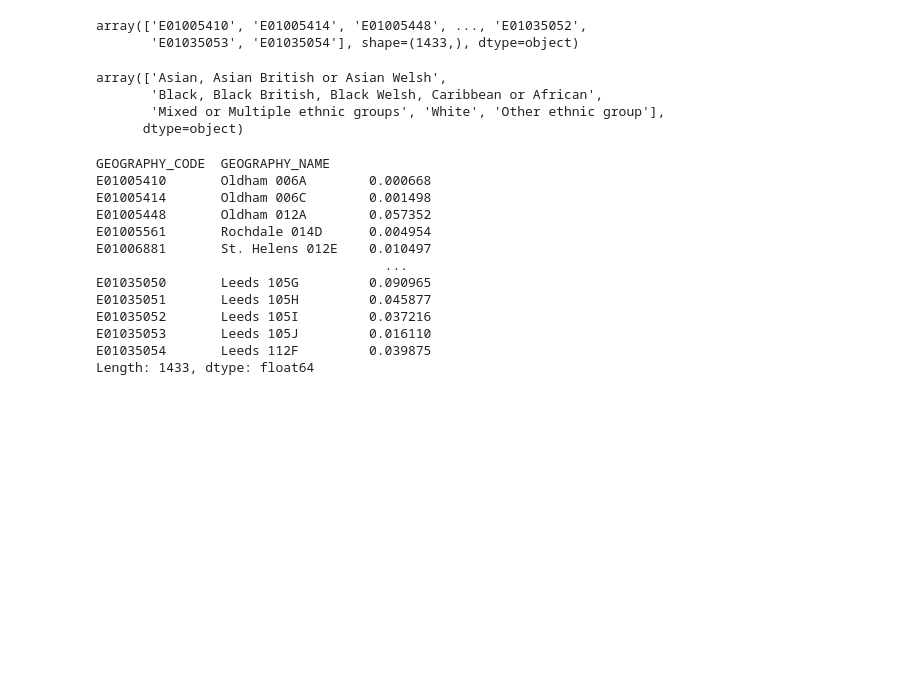
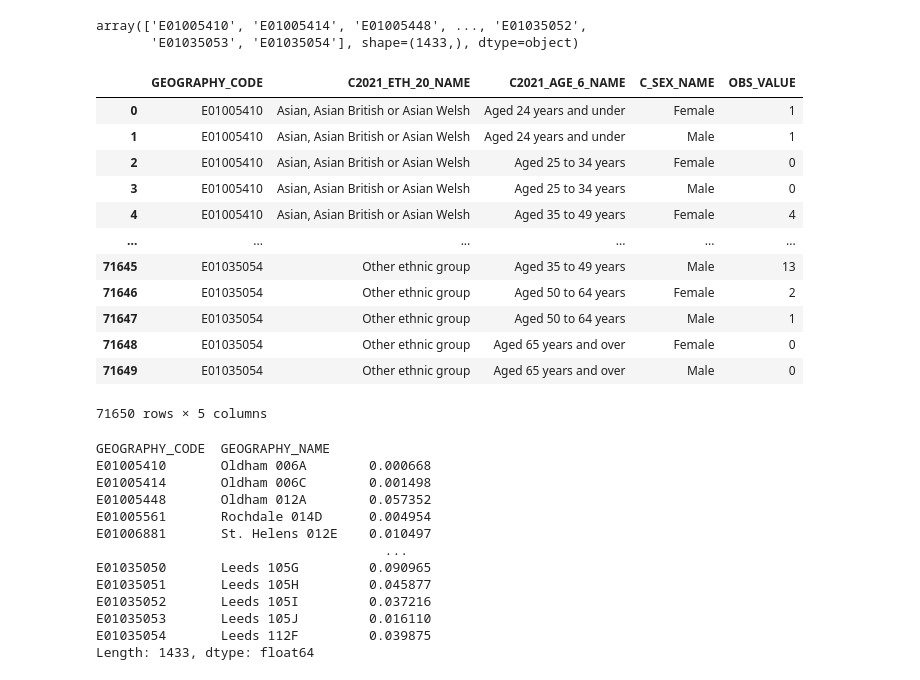
Before and after one commit to safer-streets/safer-streets-core, a Jupyter notebook: nomisweb.ipynb, the cells around one changed output. Saved outputs shown, nothing was run; the diff lists cells and outputs as text; code cells hidden in the pictures; blank space fills up the shorter version.

```diff
--- a/nomisweb.ipynb
+++ b/nomisweb.ipynb
@@ -111,19 +172,28 @@ all_geogs  # .TypeName.value_counts()
 # %%
 crime_data = extract_crime_data("./data/wy202204-202503.zip")
 # %%
-available_lsoas = (
-    Geographies(**fetch(f"dataset/{table_name}/geography/2092957703TYPE151.def.sdmx.json")).to_dataframe().NomisCode
-)
+available_lsoas = FieldMetadata(
+    **fetch(f"dataset/{table_name}/geography/2092957703TYPE151.def.sdmx.json")
+).to_dataframe()["GeogCode"]
 lsoas = crime_data["LSOA code"].unique()
 # FFS crime data has some 2011 LSOAs
-lsoas = np.intersect1d(lsoas, available_lsoas.index)
+lsoas = np.intersect1d(lsoas, available_lsoas)
 lsoas
 # %% [output]
 array(['E01005410', 'E01005414', 'E01005448', ..., 'E01035052',
        'E01035053', 'E01035054'], shape=(1433,), dtype=object)
 # %%
 table_name = "NM_2132_1"
-nomis_area_codes = all_geogs.loc[lsoas, "NomisCode"].to_list()
+nomis_area_codes = available_lsoas[available_lsoas.isin(lsoas)].index.to_list()
+
+# TODO? select only using codes and use metadata as lookup?
+selections = ",".join(
+    (
+        "GEOGRAPHY_CODE",
+        *(f"{field}_NAME" for field in fields if field not in ["GEOGRAPHY", "FREQ", "MEASURES"]),
+        "OBS_VALUE",
+    )
+)
 
 params = {
     "date": "latest",
@@ -131,18 +201,26 @@ params = {
     "c2021_eth_20": "1001...1005",
     "c2021_age_6": "1...5",
     "c_sex": "1,2",
-    "select": "geography_name,geography_code,c2021_eth_20_name,c2021_age_6_name,c_sex_name,obs_value",
-    "uid": api_key,
+    "select": selections,
 }
 
 data = fetch_table(table_name, **params)
 # %%
-data.C2021_ETH_20_NAME.unique()
+data  # .C2021_ETH_20_NAME.unique()
 # %% [output]
+|  | GEOGRAPHY_CODE | C2021_ETH_20_NAME | C2021_AGE_6_NAME | C_SEX_NAME | OBS_VALUE |
+| 0 | E01005410 | Asian, Asian British or Asian Welsh | Aged 24 years and under | Female | 1 |
+| 1 | E01005410 | Asian, Asian British or Asian Welsh | Aged 24 years and under | Male | 1 |
+| 2 | E01005410 | Asian, Asian British or Asian Welsh | Aged 25 to 34 years | Female | 0 |
+| 3 | E01005410 | Asian, Asian British or Asian Welsh | Aged 25 to 34 years | Male | 0 |
+| 4 | E01005410 | Asian, Asian British or Asian Welsh | Aged 35 to 49 years | Female | 4 |
+| ... | ... | ... | ... | ... | ... |
+| 71645 | E01035054 | Other ethnic group | Aged 35 to 49 years | Male | 13 |
+| 71646 | E01035054 | Other ethnic group | Aged 50 to 64 years | Female | 2 |
+| 71647 | E01035054 | Other ethnic group | Aged 50 to 64 years | Male | 1 |
+| 71648 | E01035054 | Other ethnic group | Aged 65 years and over | Female | 0 |
+| 71649 | E01035054 | Other ethnic group | Aged 65 years and over | Male | 0 |
-array(['Asian, Asian British or Asian Welsh',
-       'Black, Black British, Black Welsh, Caribbean or African',
-       'Mixed or Multiple ethnic groups', 'White', 'Other ethnic group'],
-      dtype=object)
+71650 rows × 5 columns
 # %%
 # e.g. compare proportion of Black people in community to stop-and-search incidences
 
```
Also changed, not shown: parts of 12 cells of this notebook, 1 other file.
